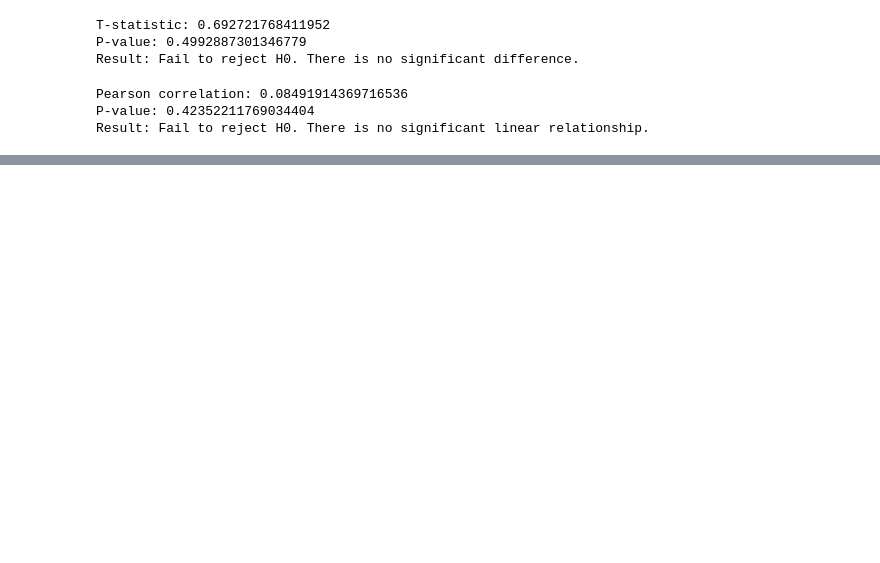
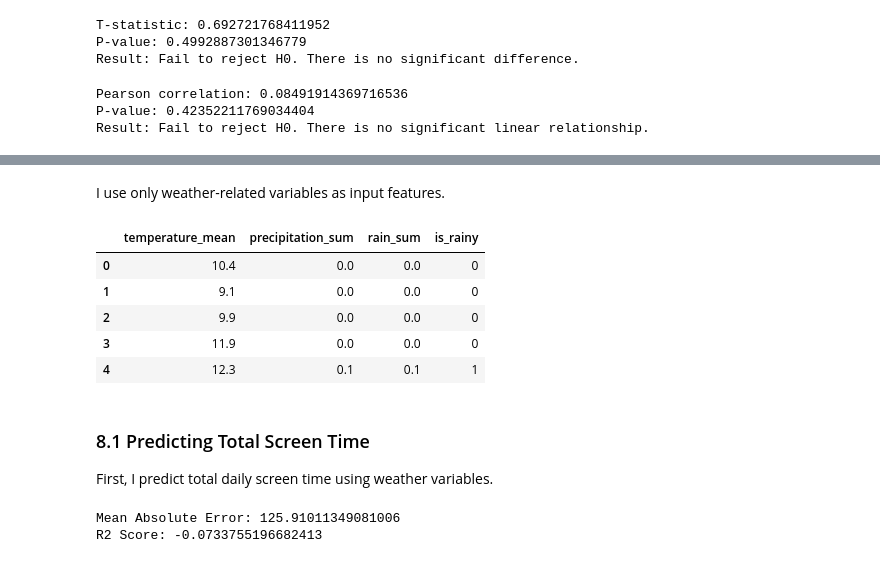
Before and after one commit to sudekeski/DSA210-project, a Jupyter notebook: weather_vs_screen_time_analysis.ipynb, the cells around one changed output, grey strips where cells are left out. Cells and saved outputs as stored; diff of their text form; code cells hidden in the pictures; blank space fills up the shorter version.

```diff
--- a/weather_vs_screen_time_analysis.ipynb
+++ b/weather_vs_screen_time_analysis.ipynb
@@ -359,0 +395,44 @@ Result: Fail to reject H0. There is no significant linear relationship.
+# %% [markdown]
+I use only weather-related variables as input features.
+# %%
+# Define weather features
+
+features = ["temperature_mean", "precipitation_sum", "rain_sum","is_rainy"]
+
+X = final_df[features]
+X.head()
+# %% [output]
+|  | temperature_mean | precipitation_sum | rain_sum | is_rainy |
+| 0 | 10.4 | 0.0 | 0.0 | 0 |
+| 1 | 9.1 | 0.0 | 0.0 | 0 |
+| 2 | 9.9 | 0.0 | 0.0 | 0 |
+| 3 | 11.9 | 0.0 | 0.0 | 0 |
+| 4 | 12.3 | 0.1 | 0.1 | 1 |
+# %% [markdown]
+### 8.1 Predicting Total Screen Time
+
+First, I predict total daily screen time using weather variables.
+# %%
+# Target variable
+
+y = final_df["total_screen_time_min"]
+
+# Train-test split
+X_train, X_test, y_train, y_test = train_test_split(X, y, test_size=0.2, random_state=42)
+
+# Train model
+model = LinearRegression()
+model.fit(X_train, y_train)
+
+# Prediction
+y_pred = model.predict(X_test)
+
+# Evaluation
+mae = mean_absolute_error(y_test, y_pred)
+r2 = r2_score(y_test, y_pred)
+
+print("Mean Absolute Error:", mae)
+print("R2 Score:", r2)
+# %% [output]
+Mean Absolute Error: 125.91011349081006
+R2 Score: -0.0733755196682413
```
Also changed, not shown: parts of 17 cells of this notebook.
